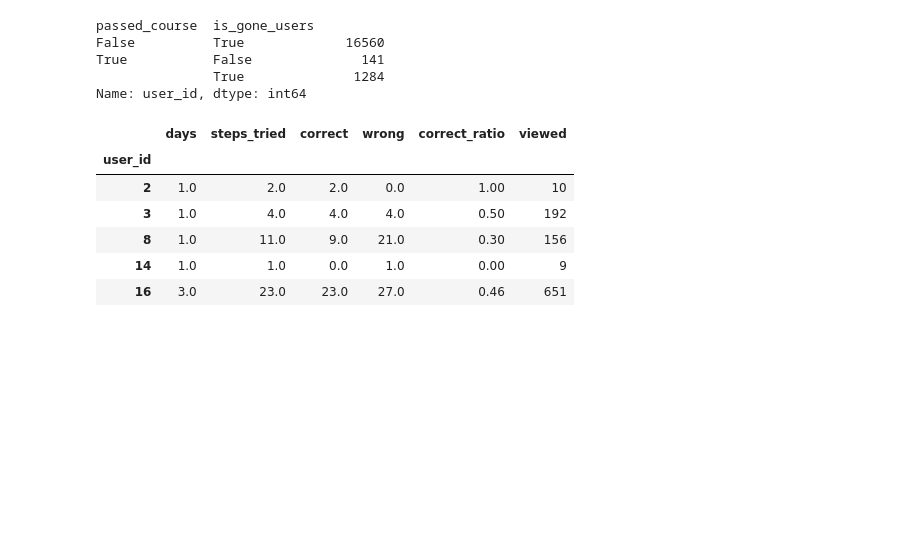
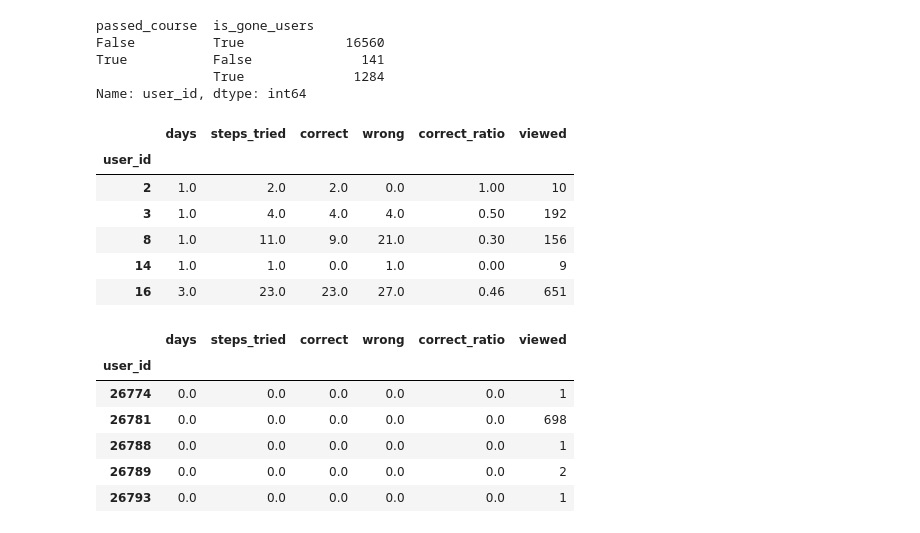
Before and after one commit to Jimmply/stepik, a Jupyter notebook: stepic.ipynb, the cells around one changed output. Drawn from its saved outputs; the diff is of its cells as text; code cells hidden in the pictures; blank space fills up the shorter version.

```diff
--- a/stepic.ipynb
+++ b/stepic.ipynb
@@ -63,7 +63,7 @@ df.head()
 | 3 | 32811 | 1434340895 | discovered | 17632 | 2015-06-15 04:01:35 |
 | 4 | 32811 | 1434340895 | viewed | 17632 | 2015-06-15 04:01:35 |
 # %%
-submissions_data['date'] = pd.to_datetime(submission_data.timestamp, unit='s')
+submissions_data['date'] = pd.to_datetime(submissions_data.timestamp, unit='s')
 # %%
 submissions_data.head()
 # %% [output]
@@ -74,7 +74,7 @@ submissions_data.head()
 | 3 | 31972 | 1478852164 | correct | 15853 | 2016-11-11 08:16:04 |
 | 4 | 31976 | 1434348123 | wrong | 15853 | 2015-06-15 06:02:03 |
 # %%
-submissions_data['day'] = submission_data.date.dt.date
+submissions_data['day'] = submissions_data.date.dt.date
 # %%
 submissions_data.head()
 # %% [output]
@@ -119,7 +119,7 @@ df.pivot_table(index="user_id", columns="action", values="step_id", aggfunc="cou
 <AxesSubplot:>
 [figure]
 # %%
-users_scores = submission_data.pivot_table(index="user_id", columns="submission_status", values="step_id", aggfunc="count", fill_value=0)\
+users_scores = submissions_data.pivot_table(index="user_id", columns="submission_status", values="step_id", aggfunc="count", fill_value=0)\
     .reset_index()
 # %%
 users_scores.head()
@@ -462,3 +462,13 @@ X.head()
 | 8 | 1.0 | 11.0 | 9.0 | 21.0 | 0.30 | 156 |
 | 14 | 1.0 | 1.0 | 0.0 | 1.0 | 0.00 | 9 |
 | 16 | 3.0 | 23.0 | 23.0 | 27.0 | 0.46 | 651 |
+# %%
+X.tail()
+# %% [output]
+|  | days | steps_tried | correct | wrong | correct_ratio | viewed |
+| user_id |  |  |  |  |  |  |
+| 26774 | 0.0 | 0.0 | 0.0 | 0.0 | 0.0 | 1 |
+| 26781 | 0.0 | 0.0 | 0.0 | 0.0 | 0.0 | 698 |
+| 26788 | 0.0 | 0.0 | 0.0 | 0.0 | 0.0 | 1 |
+| 26789 | 0.0 | 0.0 | 0.0 | 0.0 | 0.0 | 2 |
+| 26793 | 0.0 | 0.0 | 0.0 | 0.0 | 0.0 | 1 |
```
